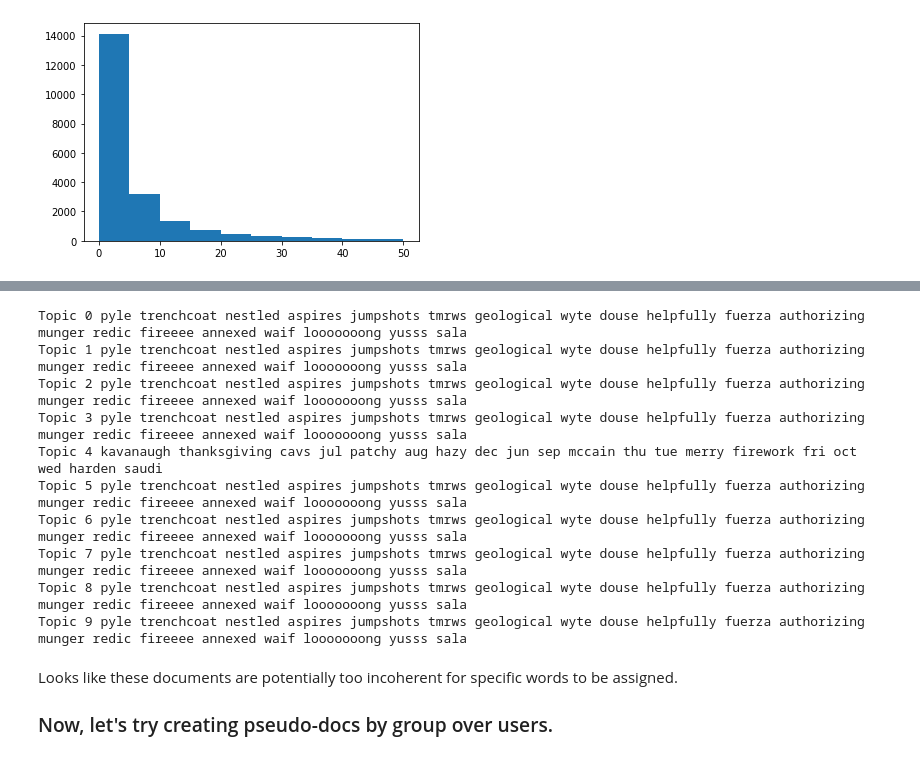
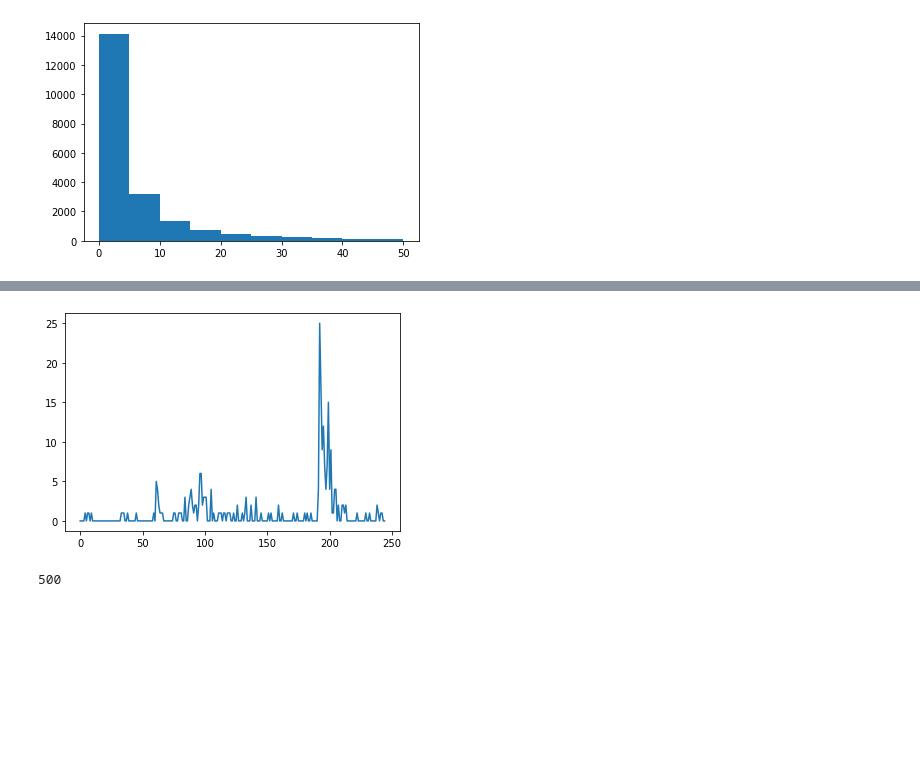
Before and after one commit to zcalhoun/wildfire, a Jupyter notebook: notebooks/larger-query.ipynb, the cells around one changed output, grey strips where cells are left out. Cells and saved outputs as stored; diff of their text form; code cells hidden in the pictures; blank space fills up the shorter version.

```diff
--- a/notebooks/larger-query.ipynb
+++ b/notebooks/larger-query.ipynb
@@ -170,2 +209,6 @@ tf_feature_names = tf.get_feature_names_out()
+# %%
+plot_word_freq("wildfire", cv, term_freq)
+# %% [output]
+[figure, added]
 # %%
 from sklearn.decomposition import LatentDirichletAllocation
@@ -176,17 +219,4 @@ topic_assignment = lda.fit_transform(tfTermFreq)
-# %%
-for idx, topic in enumerate(lda.components_):
-    print("Topic", idx," ".join(tf_feature_names[i] for i in np.argsort(topic)[:-20 - 1 : -1]))
-# %% [output]
-Topic 0 pyle trenchcoat nestled aspires jumpshots tmrws geological wyte douse helpfully fuerza authorizing munger redic fireeee annexed waif looooooong yusss sala
-Topic 1 pyle trenchcoat nestled aspires jumpshots tmrws geological wyte douse helpfully fuerza authorizing munger redic fireeee annexed waif looooooong yusss sala
-Topic 2 pyle trenchcoat nestled aspires jumpshots tmrws geological wyte douse helpfully fuerza authorizing munger redic fireeee annexed waif looooooong yusss sala
-Topic 3 pyle trenchcoat nestled aspires jumpshots tmrws geological wyte douse helpfully fuerza authorizing munger redic fireeee annexed waif looooooong yusss sala
-Topic 4 kavanaugh thanksgiving cavs jul patchy aug hazy dec jun sep mccain thu tue merry firework fri oct wed harden saudi
-Topic 5 pyle trenchcoat nestled aspires jumpshots tmrws geological wyte douse helpfully fuerza authorizing munger redic fireeee annexed waif looooooong yusss sala
-Topic 6 pyle trenchcoat nestled aspires jumpshots tmrws geological wyte douse helpfully fuerza authorizing munger redic fireeee annexed waif looooooong yusss sala
-Topic 7 pyle trenchcoat nestled aspires jumpshots tmrws geological wyte douse helpfully fuerza authorizing munger redic fireeee annexed waif looooooong yusss sala
-Topic 8 pyle trenchcoat nestled aspires jumpshots tmrws geological wyte douse helpfully fuerza authorizing munger redic fireeee annexed waif looooooong yusss sala
-Topic 9 pyle trenchcoat nestled aspires jumpshots tmrws geological wyte douse helpfully fuerza authorizing munger redic fireeee annexed waif looooooong yusss sala
-# %% [markdown]
-Looks like these documents are potentially too incoherent for specific words to be assigned.
-### Now, let's try creating pseudo-docs by group over users.
+# %%
+lda.n_iter_
+# %% [output]
+500
```
Also changed, not shown: parts of 13 cells of this notebook, 6 other files.
